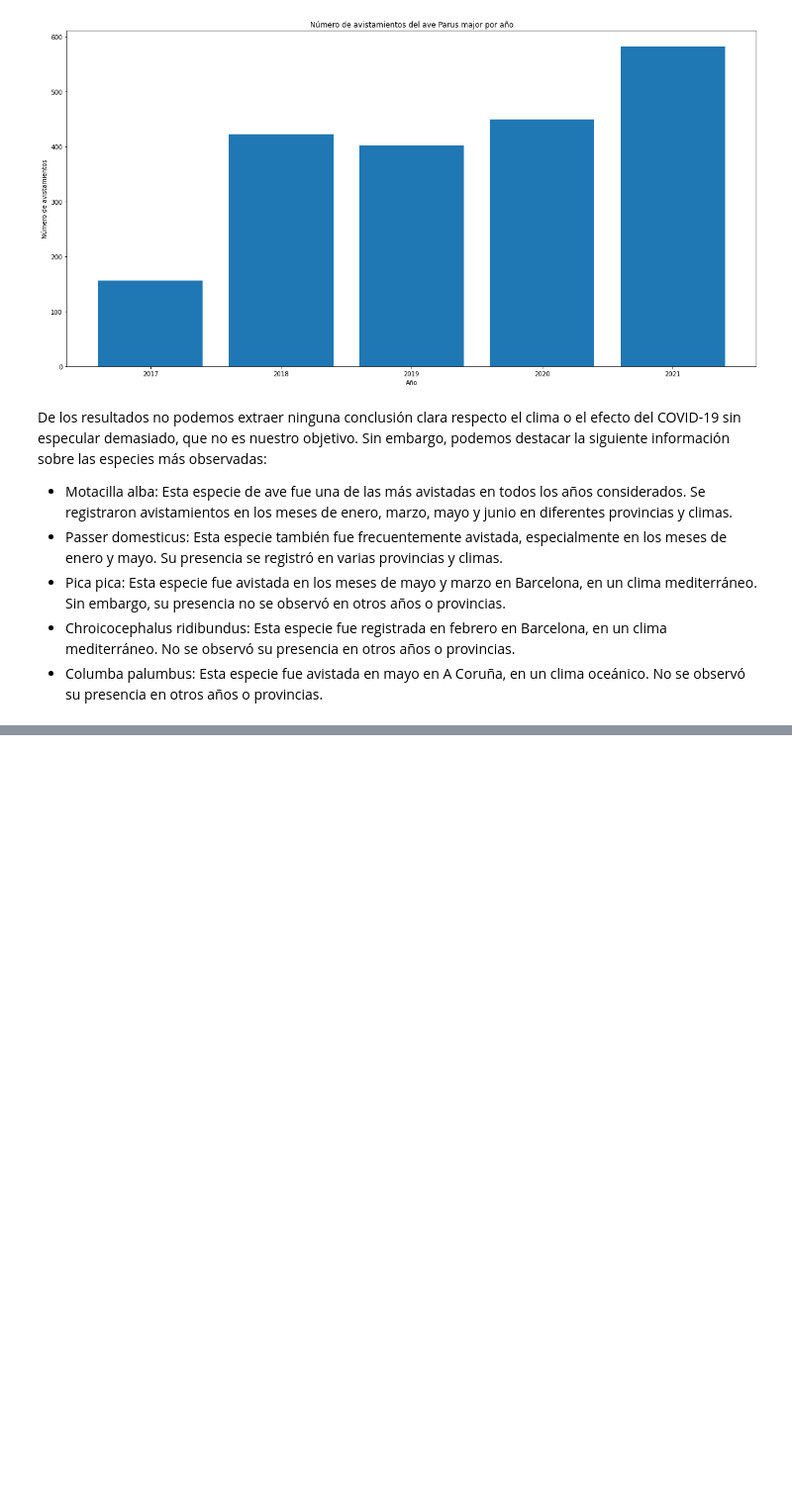
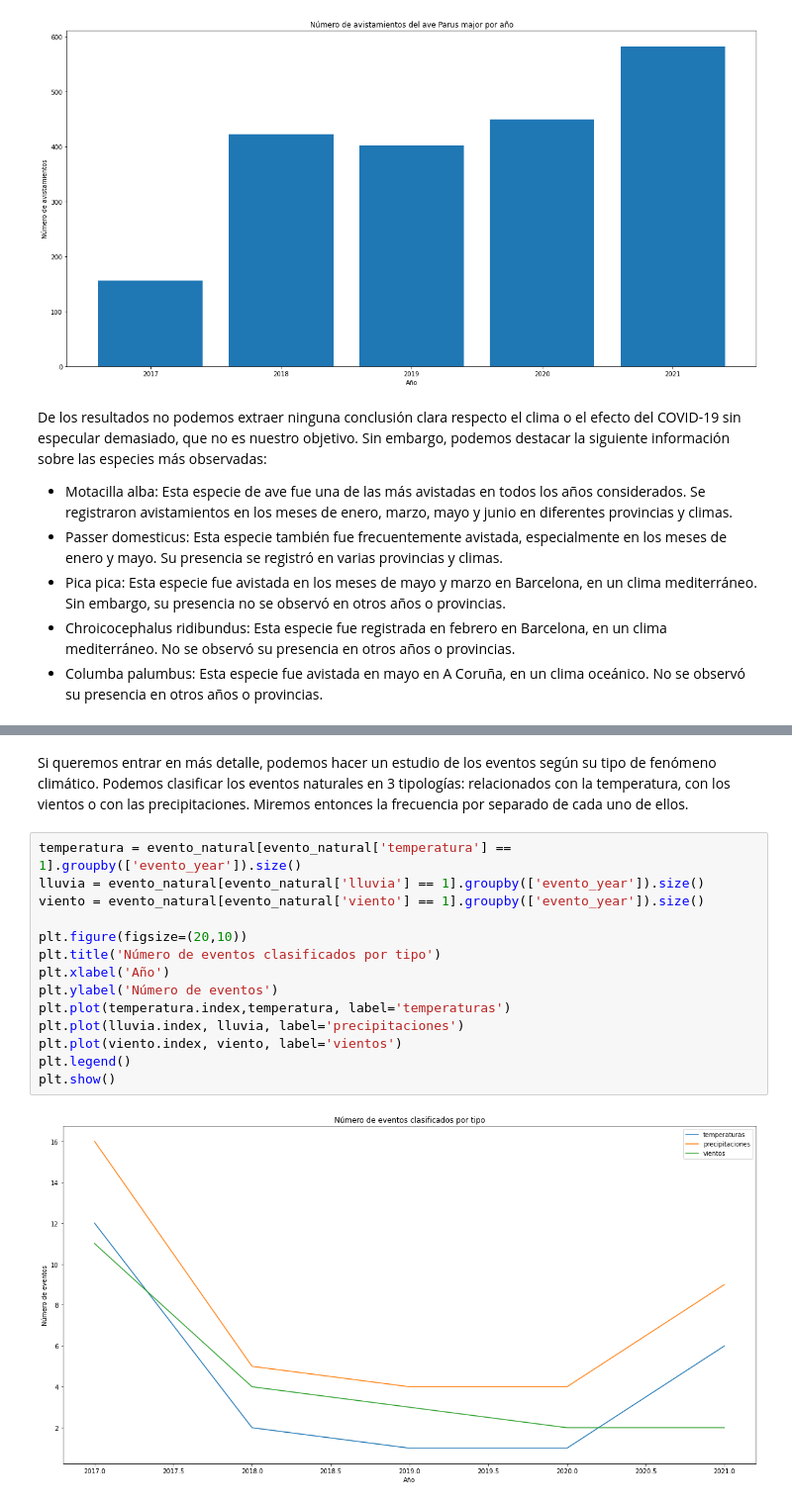
Before and after one commit to albarransara/BD2, a Jupyter notebook: projecte/dataAnalytics.ipynb, the cells around one changed output, grey strips where cells are left out. Shown at 99% size. Cells and saved outputs as stored; diff of their text form; blank space fills up the shorter version.

Commit message:
Estudio de eventos por tipo

```diff
--- a/projecte/dataAnalytics.ipynb
+++ b/projecte/dataAnalytics.ipynb
@@ -432,0 +433,18 @@ eventos.plot.bar(figsize=(20,10), title='Número de eventos por mes y año')
+# %% [markdown]
+Si queremos entrar en más detalle, podemos hacer un estudio de los eventos según su tipo de fenómeno climático. Podemos clasificar los eventos naturales en 3 tipologías: relacionados con la temperatura, con los vientos o con las precipitaciones. Miremos entonces la frecuencia por separado de cada uno de ellos.
+# %%
+temperatura = evento_natural[evento_natural['temperatura'] == 1].groupby(['evento_year']).size()
+lluvia = evento_natural[evento_natural['lluvia'] == 1].groupby(['evento_year']).size()
+viento = evento_natural[evento_natural['viento'] == 1].groupby(['evento_year']).size()
+
+plt.figure(figsize=(20,10))
+plt.title('Número de eventos clasificados por tipo')
+plt.xlabel('Año')
+plt.ylabel('Número de eventos')
+plt.plot(temperatura.index,temperatura, label='temperaturas')
+plt.plot(lluvia.index, lluvia, label='precipitaciones')
+plt.plot(viento.index, viento, label='vientos')
+plt.legend()
+plt.show()
+# %% [output]
+[figure, added]
```
Also changed, not shown: parts of 6 cells of this notebook.
